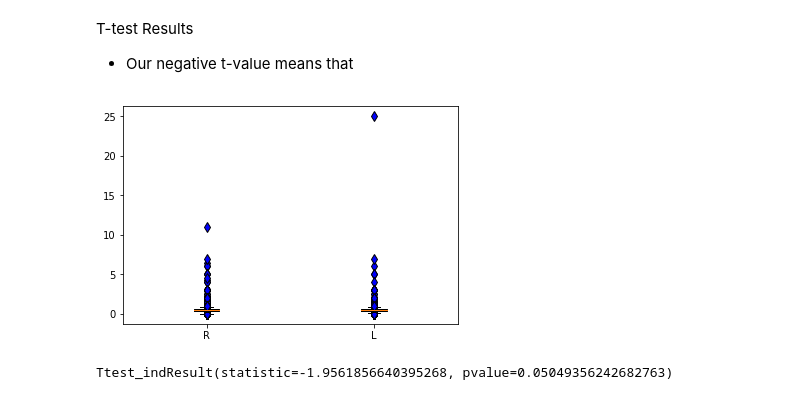
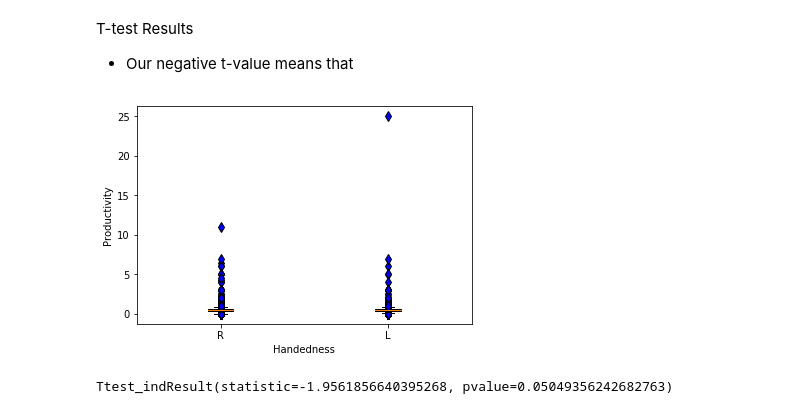
Before and after one commit to mgood13/data_analytics_project1, a Jupyter notebook: Handedness vs. Batting.ipynb, the cells around one changed output. Cells and saved outputs as stored; diff of their text form; code cells hidden in the pictures.

```diff
--- a/Handedness vs. Batting.ipynb
+++ b/Handedness vs. Batting.ipynb
@@ -179,13 +177,12 @@ T-test Results
 # %%
 #Create a boxplot
 plt.boxplot(productivity,labels = hands,flierprops = flierprops)
 
 #label the plot
-plt.title("Productivity")
 plt.xlabel("Handedness")
-plt.ylabel("")
+plt.ylabel("Productivity")
 plt.show()
 # %% [output]
-[figure, old version]
+[figure, new version]
 # %%
 #Calculate T-test for Productivity
```
Also changed, not shown: parts of 3 cells of this notebook.
